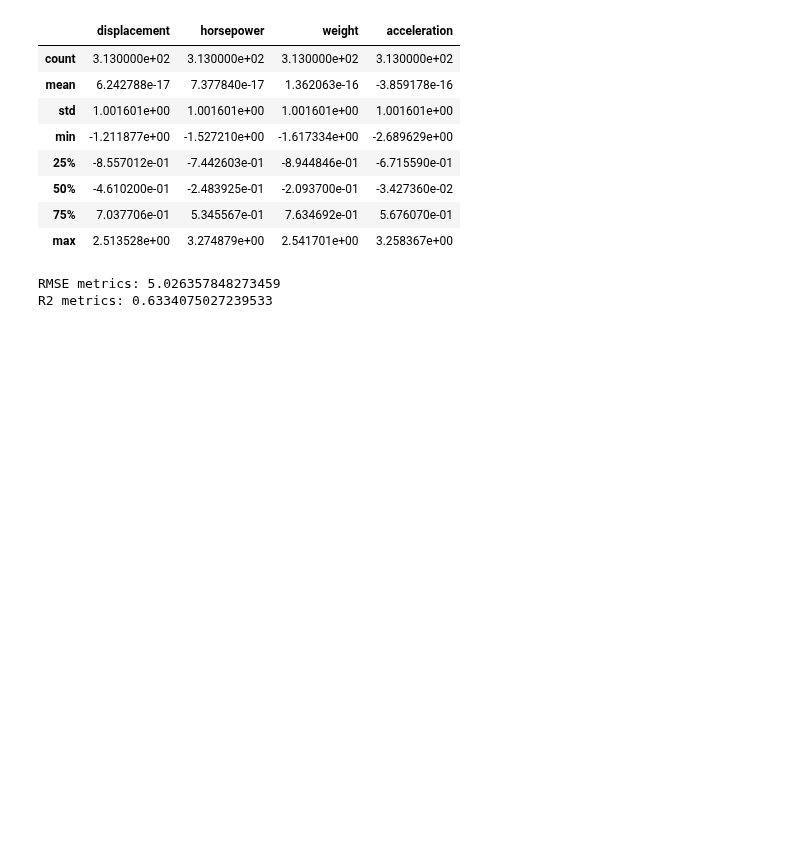
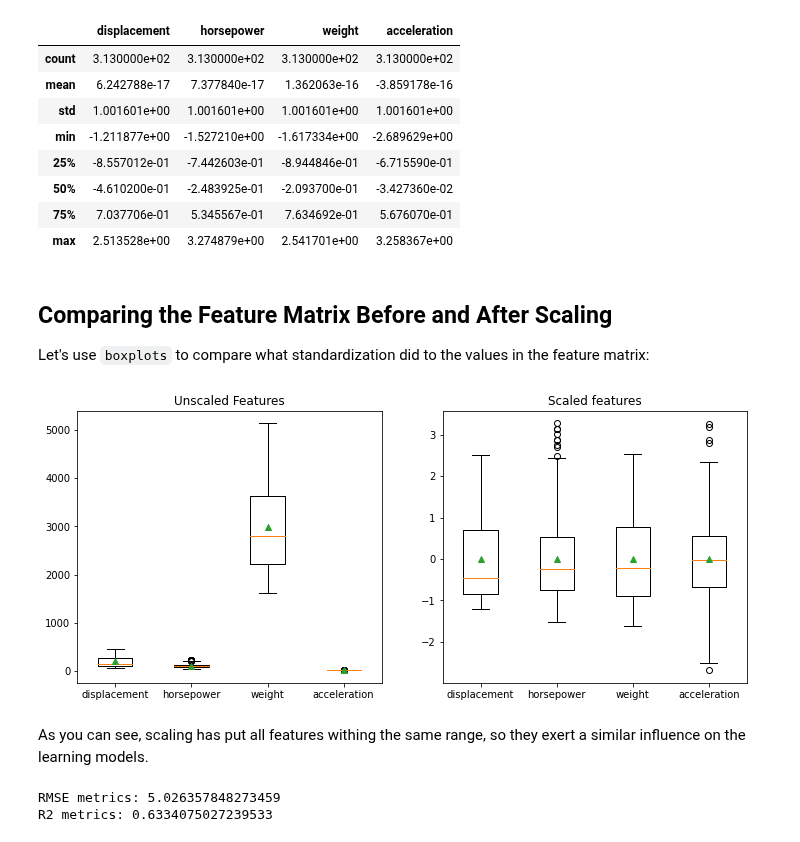
Before and after one commit to MicrosoftDocs/mslearn-introduction-to-machine-learning, a Jupyter notebook: 1b - unit 07.ipynb, the cells around one changed output. Saved outputs shown, nothing was run; the diff lists cells and outputs as text; code cells hidden in the pictures; blank space fills up the shorter version.

Commit message:
1bU7: Added boxplots to display comparison

```diff
--- a/1b - unit 07.ipynb
+++ b/1b - unit 07.ipynb
@@ -98,13 +112,13 @@ Show how to scale features, train new  model
 # Split test and Train sets
 X_train2, X_test2, y_train2, y_test2 = train_test_split(X, y, test_size=0.2, random_state=0)
 
-scaler = StandardScaler()
-norm = scaler.fit(X_train2)
-X_train2_norm = scaler.transform(X_train2)
-X_test2_norm = scaler.transform(X_test2)
+scaler = StandardScaler().fit(X_train2)
 
+X_train2_scaled = scaler.transform(X_train2)
+X_test2_scaled = scaler.transform(X_test2)
 
-df = pd.DataFrame(data=X_train2_norm, index=None, columns=['displacement', 'horsepower', 'weight', 'acceleration'])
+# Use describe to analyze the result of scaling
+df = pd.DataFrame(data=X_train2_scaled, index=None, columns=['displacement', 'horsepower', 'weight', 'acceleration'])
 df.describe()
 # %% [output]
 |  | displacement | horsepower | weight | acceleration |
@@ -116,6 +130,36 @@ df.describe()
 | 50% | -4.610200e-01 | -2.483925e-01 | -2.093700e-01 | -3.427360e-02 |
 | 75% | 7.037706e-01 | 5.345567e-01 | 7.634692e-01 | 5.676070e-01 |
 | max | 2.513528e+00 | 3.274879e+00 | 2.541701e+00 | 3.258367e+00 |
+# %% [markdown]
+## Comparing the Feature Matrix Before and After Scaling
+
+Let's use `boxplots` to compare what standardization did to the values in the feature matrix:
+# %%
+# compare boxplots of data
+# ref: https://www.geeksforgeeks.org/box-plot-in-python-using-matplotlib/
+
+# fig = plt.figure(figsize =(7, 5))
+
+# # Creating plot
+# plt.boxplot(X_train, labels=['displacement', 'horsepower', 'weight', 'acceleration'], showmeans=True,)
+# # show plot
+# plt.show()
+
+fig, axs = plt.subplots(nrows=1, ncols=2, figsize=(12,5))
+
+# basic plot
+axs[0].boxplot(X_train, labels=['displacement', 'horsepower', 'weight', 'acceleration'], showmeans=True,)
+axs[0].set_title('Unscaled Features')
+
+# notched plot
+axs[1].boxplot(df, labels=['displacement', 'horsepower', 'weight', 'acceleration'], showmeans=True,)
+axs[1].set_title('Scaled features')
+
+plt.show()
+# %% [output]
+[figure, added]
+# %% [markdown]
+As you can see, scaling has put all features withing the same range, so they exert a similar influence on the learning models.
 # %%
 # Train model with unscaled features
 model2 = LinearRegression(normalize=False)
```
Also changed, not shown: parts of 5 cells of this notebook.
